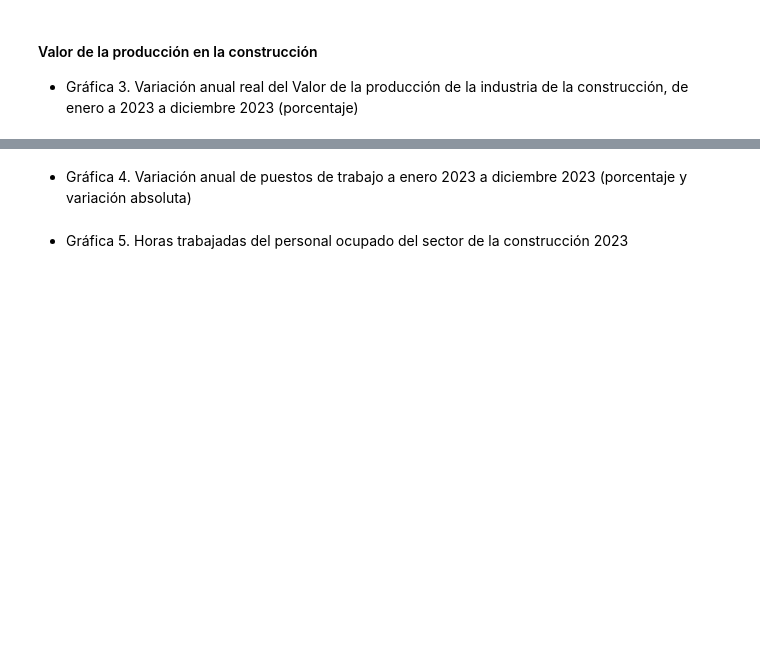
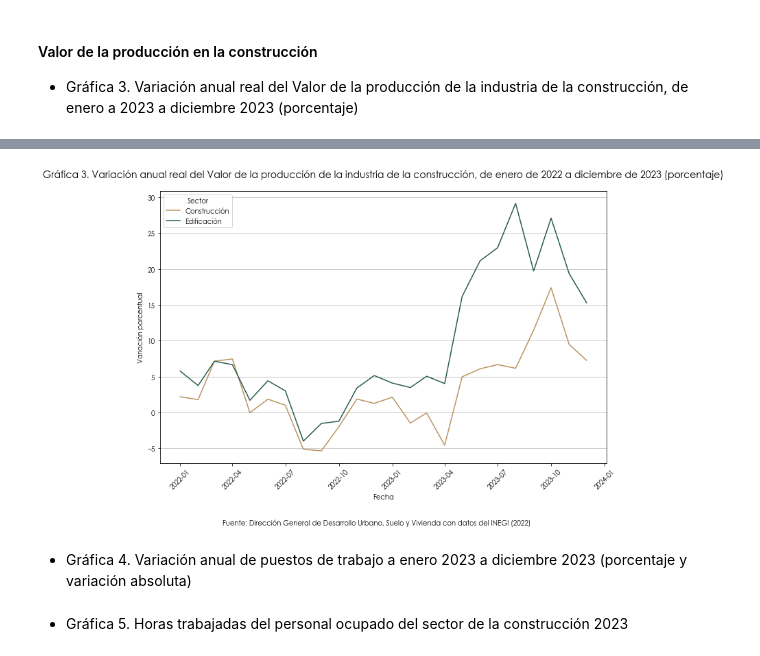
Before and after one commit to coordanalisis-sedatu/Indica_anual, a Jupyter notebook: indica_anual_2023.ipynb, the cells around one changed output, grey strips where cells are left out. Drawn from its saved outputs; the diff is of its cells as text; code cells hidden in the pictures; blank space fills up the shorter version.

```diff
--- a/indica_anual_2023.ipynb
+++ b/indica_anual_2023.ipynb
@@ -404,0 +350,4 @@ plt.show()
+# %%
+#Obtener datos de las fechas requeridas
+df_co = df_co.loc[(df_co['TIME_PERIOD'] >= '2022-01') & (df_co ['TIME_PERIOD'] <= '2023-12')]
+df_ed = df_ed.loc[(df_ed['TIME_PERIOD'] >= '2022-01') & (df_ed ['TIME_PERIOD'] <= '2023-12')]
@@ -405,3 +380,39 @@ plt.show()
+# %%
+import matplotlib.pyplot as plt
+
+# Fuente de los textos
+plt.rcParams['font.family'] = 'Century Gothic'
+
+# Crear la figura y los ejes
+fig, ax = plt.subplots(figsize=(10, 7))
+
+# Graficar los datos
+ax.plot(df_co['Fecha'], df_co['Construcción'], color='#bb9361', label='Construcción')
+ax.plot(df_co['Fecha'], df_co['Edificación'], color='#285c4d', label='Edificación')
+
+# Configurar título y etiquetas de los ejes
+ax.set_title('Gráfica 3. Variación anual real del Valor de la producción de la industria de la construcción, de enero de 2022 a diciembre de 2023 (porcentaje)', fontsize=14, loc='center', pad=20)
+ax.set_xlabel('Fecha')
+ax.set_ylabel('Variación porcentual')
+
+# Agregar la fuente al pie de la gráfica
+plt.figtext(0.5, -0.05, 'Fuente: Dirección General de Desarrollo Urbano, Suelo y Vivienda con datos del INEGI (2022)', ha='center', fontsize=10)
+
+# Mostrar la leyenda
+plt.legend(title='Sector', fontsize=10)
+
+# Líneas horizontales en el gráfico
+ax.set_axisbelow(True)
+ax.yaxis.grid(True, color='#bdbdbd')
+
+# Rotar las etiquetas del eje x para mayor legibilidad
+ax.tick_params(axis='x', rotation=45)
+
+# Mostrar la gráfica
+plt.tight_layout()
+plt.show()
+# %% [output]
+[figure, added]
 # %% [markdown]
 - Gráfica 4. Variación anual de puestos de trabajo a enero 2023 a diciembre 2023 (porcentaje y variación absoluta)
 # %% [markdown]
```
Also changed, not shown: parts of 110 cells of this notebook.
